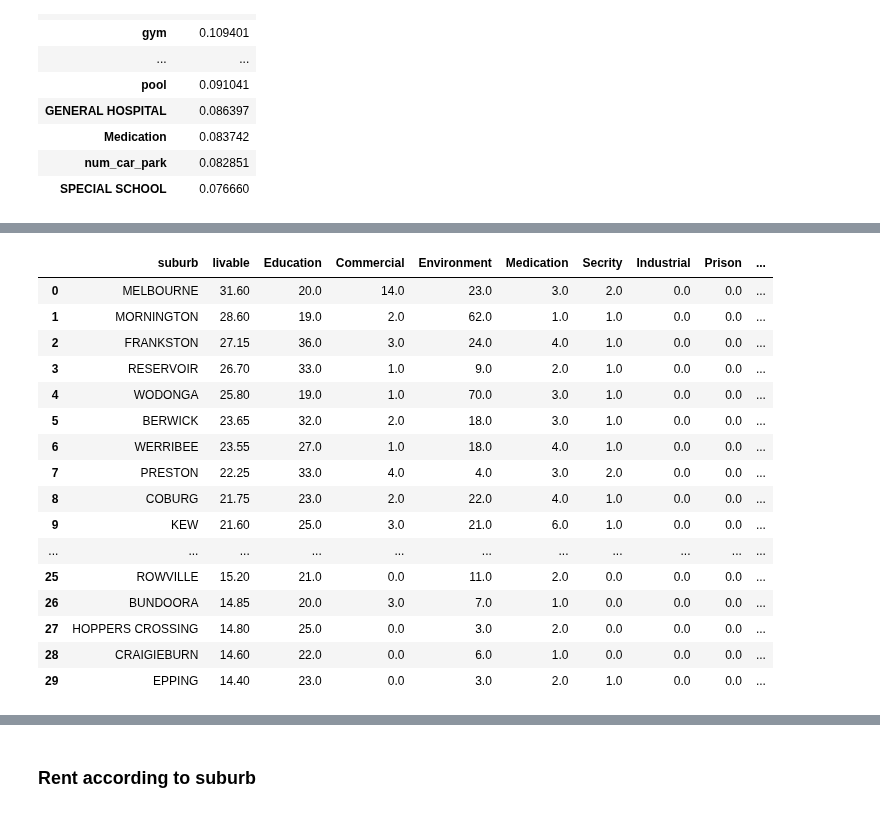
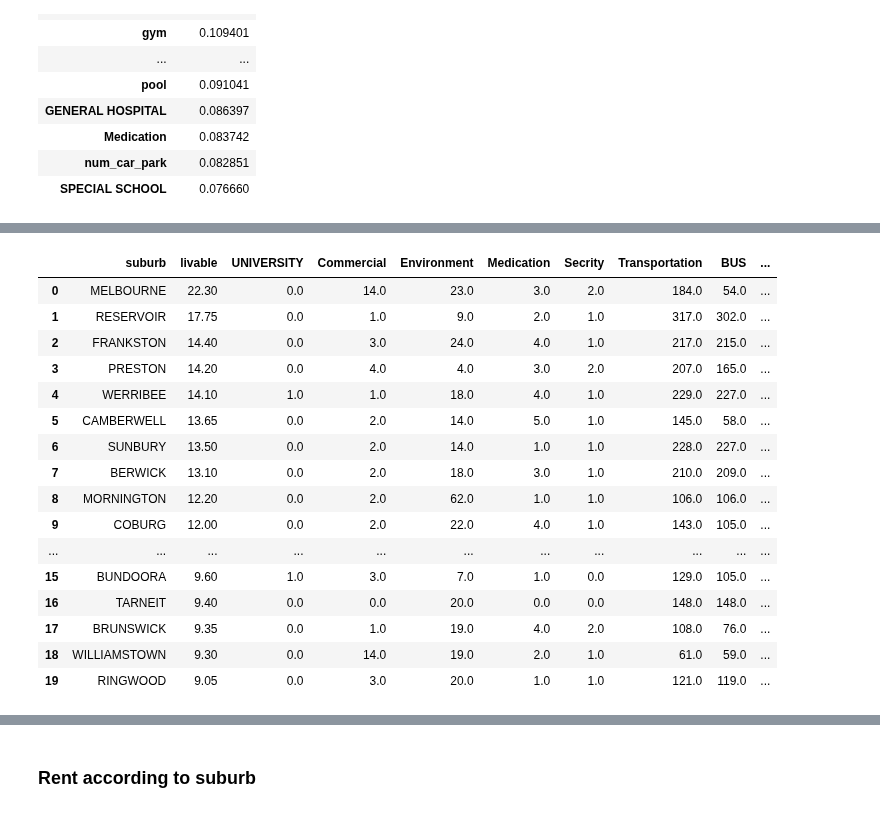
Before and after one commit to MAST30034-Applied-Data-Science/generic-real-estate-consulting-project-group-1-iron-data-man, a Jupyter notebook: notebooks/Visualisation.ipynb, the cells around one changed output, grey strips where cells are left out. Saved outputs shown, nothing was run; the diff lists cells and outputs as text; code cells hidden in the pictures.

Commit message:
finish livable and add heatmap

```diff
--- a/notebooks/Visualisation.ipynb
+++ b/notebooks/Visualisation.ipynb
@@ -250,5 +252,5 @@ property_df.corr().abs().iloc[0].to_frame().sort_values(by=['rent_weekly'],ascen
 # %%
-property_df['livable'] = property_df['Commercial']*0.3 + property_df['BUS']*0.05 + property_df['TRAIN STATION']*0.1+ property_df['TRAM STATION']*0.1+ property_df['Secrity']*0.1 + property_df['Medication']*0.2 + property_df['Environment']*0.3 + property_df['Education']*0.2 - property_df['Prison']*0.3 - property_df['Industrial']*0.1
+property_df['livable'] = property_df['Commercial']*0.3 + property_df['UNIVERSITY']*0.3 + property_df['TRAIN STATION']*0.05 + property_df['BUS']*0.05+ property_df['TRAM STATION']*0.1+ property_df['Secrity']*0.05 + property_df['Medication']*0.05 + property_df['Environment']*0.1
 property_df = property_df.sort_values(by=['livable'], ascending=False)
 property_df.head(10)
 # %% [output]
@@ -266,26 +268,26 @@ property_df.head(10)
 10 rows × 121 columns
 # %%
-livable = property_df[['suburb','livable','Education', 'Commercial', 'Environment', 'Medication',
-       'Secrity', 'Industrial', 'Prison', 'Transportation','BUS','TRAM STATION','TRAIN STATION']]
+livable = property_df[['suburb','livable','UNIVERSITY', 'Commercial', 'Environment', 'Medication',
+                       'Secrity', 'Transportation','BUS','TRAM STATION','TRAIN STATION']]
 livable = livable.drop_duplicates()
 livable = livable.reset_index(drop = True)
-livable.to_csv('../data/curated/livable.csv',index=False)
-livable.head(30)
+livable.to_csv('../data/curated/livable_youth.csv',index=False)
+livable.head(20)
 # %% [output]
-|  | suburb | livable | Education | Commercial | Environment | Medication | Secrity | Industrial | Prison | ... |
-| 0 | MELBOURNE | 31.60 | 20.0 | 14.0 | 23.0 | 3.0 | 2.0 | 0.0 | 0.0 | ... |
-| 1 | MORNINGTON | 28.60 | 19.0 | 2.0 | 62.0 | 1.0 | 1.0 | 0.0 | 0.0 | ... |
-| 2 | FRANKSTON | 27.15 | 36.0 | 3.0 | 24.0 | 4.0 | 1.0 | 0.0 | 0.0 | ... |
-| 3 | RESERVOIR | 26.70 | 33.0 | 1.0 | 9.0 | 2.0 | 1.0 | 0.0 | 0.0 | ... |
-| 4 | WODONGA | 25.80 | 19.0 | 1.0 | 70.0 | 3.0 | 1.0 | 0.0 | 0.0 | ... |
-| 5 | BERWICK | 23.65 | 32.0 | 2.0 | 18.0 | 3.0 | 1.0 | 0.0 | 0.0 | ... |
-| 6 | WERRIBEE | 23.55 | 27.0 | 1.0 | 18.0 | 4.0 | 1.0 | 0.0 | 0.0 | ... |
-| 7 | PRESTON | 22.25 | 33.0 | 4.0 | 4.0 | 3.0 | 2.0 | 0.0 | 0.0 | ... |
-| 8 | COBURG | 21.75 | 23.0 | 2.0 | 22.0 | 4.0 | 1.0 | 0.0 | 0.0 | ... |
-| 9 | KEW | 21.60 | 25.0 | 3.0 | 21.0 | 6.0 | 1.0 | 0.0 | 0.0 | ... |
+|  | suburb | livable | UNIVERSITY | Commercial | Environment | Medication | Secrity | Transportation | BUS | ... |
+| 0 | MELBOURNE | 22.30 | 0.0 | 14.0 | 23.0 | 3.0 | 2.0 | 184.0 | 54.0 | ... |
+| 1 | RESERVOIR | 17.75 | 0.0 | 1.0 | 9.0 | 2.0 | 1.0 | 317.0 | 302.0 | ... |
+| 2 | FRANKSTON | 14.40 | 0.0 | 3.0 | 24.0 | 4.0 | 1.0 | 217.0 | 215.0 | ... |
+| 3 | PRESTON | 14.20 | 0.0 | 4.0 | 4.0 | 3.0 | 2.0 | 207.0 | 165.0 | ... |
+| 4 | WERRIBEE | 14.10 | 1.0 | 1.0 | 18.0 | 4.0 | 1.0 | 229.0 | 227.0 | ... |
+| 5 | CAMBERWELL | 13.65 | 0.0 | 2.0 | 14.0 | 5.0 | 1.0 | 145.0 | 58.0 | ... |
+| 6 | SUNBURY | 13.50 | 0.0 | 2.0 | 14.0 | 1.0 | 1.0 | 228.0 | 227.0 | ... |
+| 7 | BERWICK | 13.10 | 0.0 | 2.0 | 18.0 | 3.0 | 1.0 | 210.0 | 209.0 | ... |
+| 8 | MORNINGTON | 12.20 | 0.0 | 2.0 | 62.0 | 1.0 | 1.0 | 106.0 | 106.0 | ... |
+| 9 | COBURG | 12.00 | 0.0 | 2.0 | 22.0 | 4.0 | 1.0 | 143.0 | 105.0 | ... |
 | ... | ... | ... | ... | ... | ... | ... | ... | ... | ... | ... |
-| 25 | ROWVILLE | 15.20 | 21.0 | 0.0 | 11.0 | 2.0 | 0.0 | 0.0 | 0.0 | ... |
-| 26 | BUNDOORA | 14.85 | 20.0 | 3.0 | 7.0 | 1.0 | 0.0 | 0.0 | 0.0 | ... |
-| 27 | HOPPERS CROSSING | 14.80 | 25.0 | 0.0 | 3.0 | 2.0 | 0.0 | 0.0 | 0.0 | ... |
-| 28 | CRAIGIEBURN | 14.60 | 22.0 | 0.0 | 6.0 | 1.0 | 0.0 | 0.0 | 0.0 | ... |
-| 29 | EPPING | 14.40 | 23.0 | 0.0 | 3.0 | 2.0 | 1.0 | 0.0 | 0.0 | ... |
+| 15 | BUNDOORA | 9.60 | 1.0 | 3.0 | 7.0 | 1.0 | 0.0 | 129.0 | 105.0 | ... |
+| 16 | TARNEIT | 9.40 | 0.0 | 0.0 | 20.0 | 0.0 | 0.0 | 148.0 | 148.0 | ... |
+| 17 | BRUNSWICK | 9.35 | 0.0 | 1.0 | 19.0 | 4.0 | 2.0 | 108.0 | 76.0 | ... |
+| 18 | WILLIAMSTOWN | 9.30 | 0.0 | 14.0 | 19.0 | 2.0 | 1.0 | 61.0 | 59.0 | ... |
+| 19 | RINGWOOD | 9.05 | 0.0 | 3.0 | 20.0 | 1.0 | 1.0 | 121.0 | 119.0 | ... |
```
Also changed, not shown: parts of 28 cells of this notebook, 1 other file.
